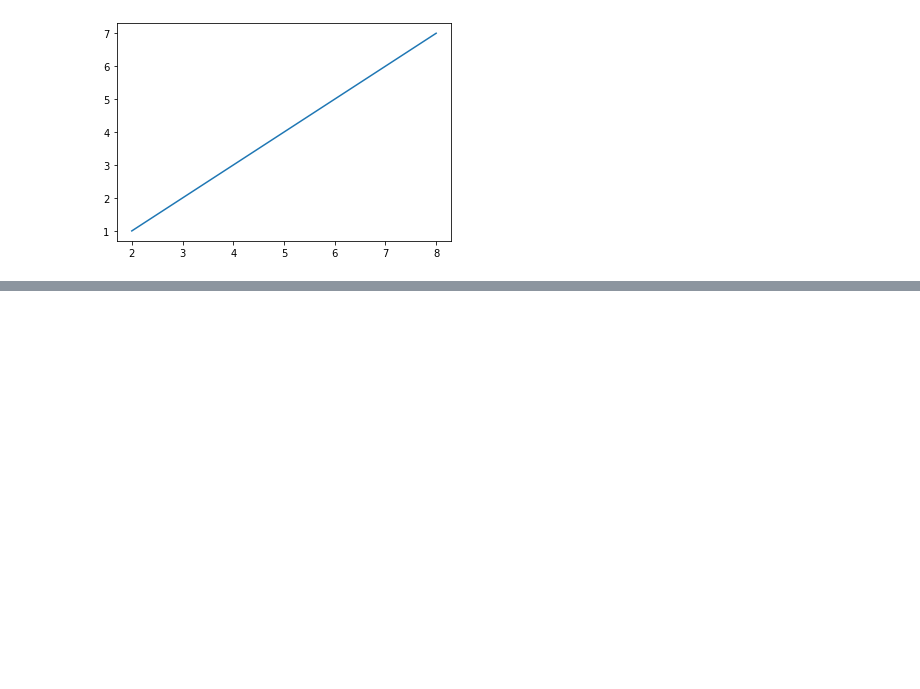
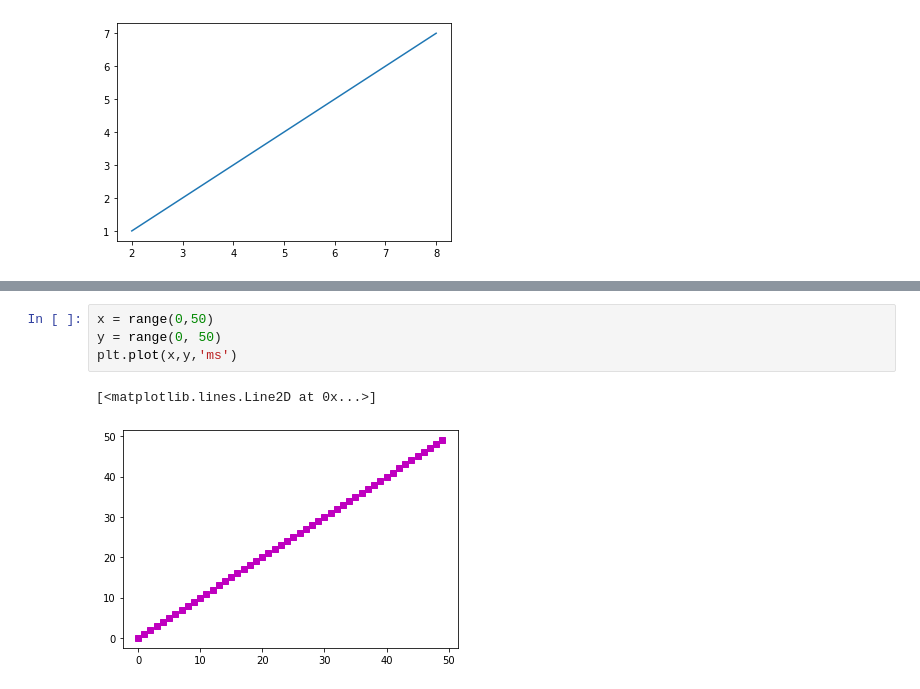
Before and after one commit to yuraoh12/2022python, a Jupyter notebook: 시각화.ipynb, the cells around one changed output, grey strips where cells are left out. Cells and saved outputs as stored; diff of their text form; blank space fills up the shorter version.

```diff
--- a/시각화.ipynb
+++ b/시각화.ipynb
@@ -21,0 +30,7 @@ plt.show()
+# %%
+x = range(0,50)
+y = range(0, 50)
+plt.plot(x,y,'ms')
+# %% [output]
+[<matplotlib.lines.Line2D at 0x...>]
+[figure, added]
```
Also changed, not shown: parts of 11 cells of this notebook, 1 other file.
